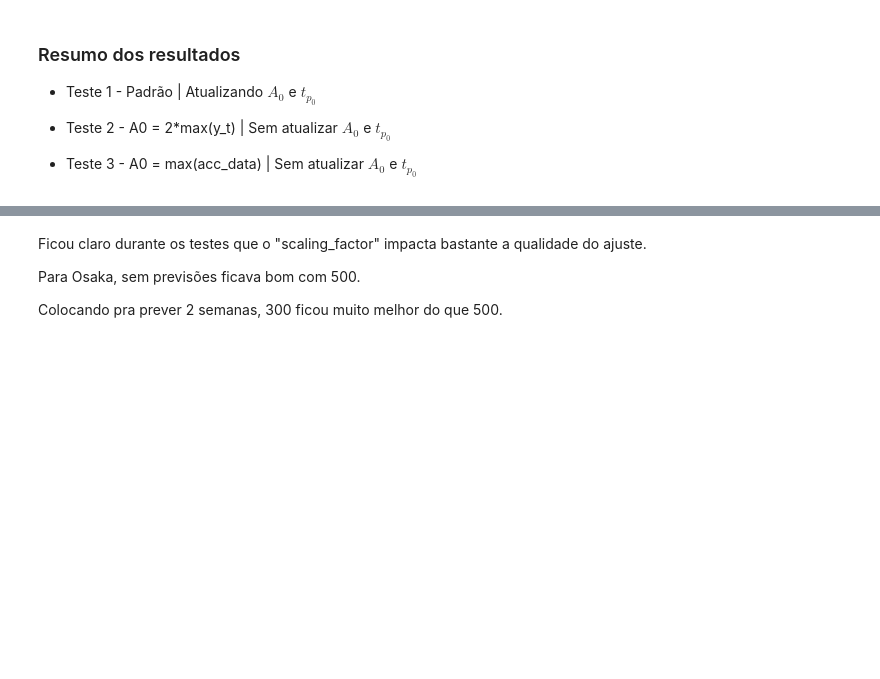
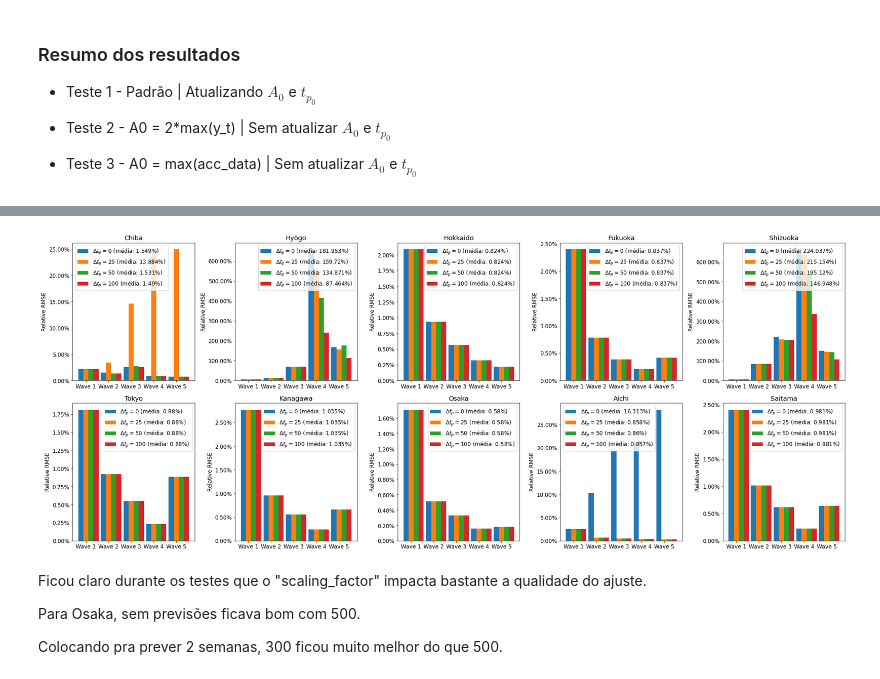
Before and after one commit to fpelogia/epid-models, a Jupyter notebook: TG_rascunho/estudo_tg_params.ipynb, the cells around one changed output, grey strips where cells are left out. Saved outputs shown, nothing was run; the diff lists cells and outputs as text; code cells hidden in the pictures; blank space fills up the shorter version.

```diff
--- a/TG_rascunho/estudo_tg_params.ipynb
+++ b/TG_rascunho/estudo_tg_params.ipynb
@@ -104,0 +412,3 @@ Sigmoid #6 - A0:2262.0530803193296 | tp0:653.5581599563408 | delta0:17.719356793
+# %%
+tp_25 = rel_rmse_by_test
+pd.DataFrame(tp_25)
@@ -167,18 +431,19 @@ x_nw_diff
 # Initial Conditions
 
 def initial_cond_0(y_t):
-    A0 = max(y_t)
+    A0 = 2*max(y_t)
     tp0 = (2/3)*len(y_t)
     delta0 = (1/4)*len(y_t)
     nu0 = 1
     return [A0, tp0, delta0, nu0]
 
-optimize.initial_cond = initial_cond_0
+optimize_tg.initial_cond = initial_cond_0
 
 def update_cond_nw(A0, tp0):
+    tp0 += 50
     return [A0, tp0]
 
-optimize.update_cond = update_cond_nw
+optimize_tg.update_cond = update_cond_nw
 
 # ====================================================================================
 
@@ -188,7 +453,7 @@ x_nw = x_nw[1:]
 
 print('x_nw:', x_nw)
 
-sig_params, rel_rmse_list = optimize.fit_data(acc_data,
+sig_params, rel_rmse_list = optimize_tg.fit_data(acc_data,
                                daily_data,
                                city_name,
                                x_nw,
@@ -214,0 +558,3 @@ Sigmoid #6 - A0:2262.050973666256 | tp0:653.5581064356611 | delta0:17.7193004460
+# %%
+tp_50 = rel_rmse_by_test
+pd.DataFrame(tp_50)
@@ -216,0 +698,3 @@ Sigmoid #6 - A0:2262.050973666256 | tp0:653.5581064356611 | delta0:17.7193004460
+# %%
+tp_100 = rel_rmse_by_test
+pd.DataFrame(tp_100)
@@ -237,3 +756,34 @@ pd.DataFrame(rel_rmse_by_test)
+# %%
+percent_fmt = np.vectorize(lambda x: float(x[:-1])/100)
+
+fig, axs = plt.subplots(2, 5, figsize=(25,10))
+for i in range(len(japan_pref)):
+    row =  1 if (i < 5) else 0
+
+    labels = ['Wave 1', 'Wave 2', 'Wave 3', 'Wave 4', 'Wave 5']
+    x = np.arange(len(labels))
+    width = 0.90  # the width of the bars
+
+    no_upd_t = percent_fmt(no_upd[japan_pref[i]])
+    upd_tp_25 = percent_fmt(tp_25[japan_pref[i]])
+    upd_tp_50 = percent_fmt(tp_50[japan_pref[i]])
+    upd_tp_100 = percent_fmt(tp_100[japan_pref[i]])
+
+    axs[row][i%5].set_title(japan_pref[i])
+    axs[row][i%5].bar(x - width/4, no_upd_t, width/4, label=f'$\Delta t_p = 0$ (média: {str(round(no_upd_t.mean()*100, 3)) + "%"})')
+    axs[row][i%5].bar(x, upd_tp_25, width/4, label=f'$\Delta t_p = 25$ (média: {str(round(upd_tp_25.mean()*100, 3)) + "%"})')
+    axs[row][i%5].bar(x + width/4, upd_tp_50, width/4, label=f'$\Delta t_p = 50$ (média: {str(round(upd_tp_50.mean()*100, 3)) + "%"})')
+    axs[row][i%5].bar(x + width/2, upd_tp_100, width/4, label=f'$\Delta t_p = 100$ (média: {str(round(upd_tp_100.mean()*100, 3)) + "%"})')
+    axs[row][i%5].set_ylabel('Relative RMSE')
+    axs[row][i%5].yaxis.set_major_formatter(FuncFormatter(lambda y, _: '{:.2%}'.format(y)))
+    axs[row][i%5].legend()
+    axs[row][i%5].set_xticks(x)
+    axs[row][i%5].set_xticklabels(labels)
+plt.tight_layout()
+plt.savefig('Figuras/10-pref-tp-test.png', dpi=200, facecolor='white')
+plt.show()
+# %% [output]
+[figure, added]
 # %% [markdown]
 Ficou claro durante os testes que o "scaling_factor" impacta bastante a qualidade do ajuste.
 
```
Also changed, not shown: parts of 23 cells of this notebook, 8 other files.
